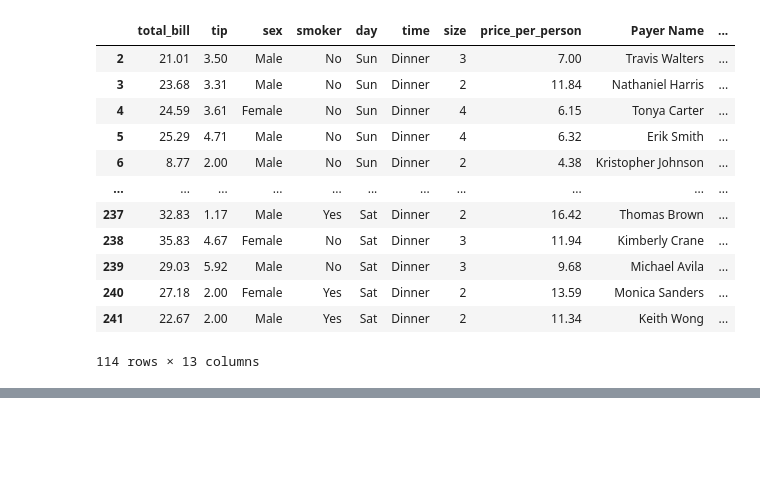
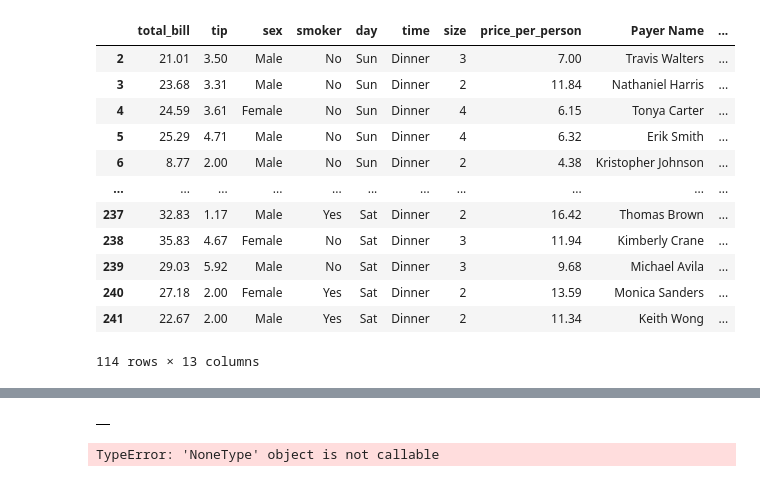
Before and after one commit to Elfridhasman/Python-for-Machine-Learning-Data-Science, a Jupyter notebook: pandas/03-Useful-Methods.ipynb, the cells around one changed output, grey strips where cells are left out. Saved outputs shown, nothing was run; the diff lists cells and outputs as text; code cells hidden in the pictures; blank space fills up the shorter version.

```diff
--- a/pandas/03-Useful-Methods.ipynb
+++ b/pandas/03-Useful-Methods.ipynb
@@ -155,0 +176,6 @@ df[(df['total_bill'] >=20) | (df['total_bill'] <10)]
+# %%
+url = 'https://dapo.kemdikbud.go.id/pd/3/196011'
+# %%
+page = requests.get(url)
+# %%
+soup = BeautifulSoup(page.text,'lxml')
@@ -155,0 +202,11 @@ df[(df['total_bill'] >=20) | (df['total_bill'] <10)]
+# %%
+table = soup.find('table',{'class':'class="table table-hover table-striped dataTable"'})
+# %% [output]
+|  |
+# %%
+headers = []
+for i in table('th'):
+    title = i.text.strip()
+    headers.append(title)
+# %% [output]
+TypeError: 'NoneType' object is not callable
```
Also changed, not shown: parts of 3 cells of this notebook.
